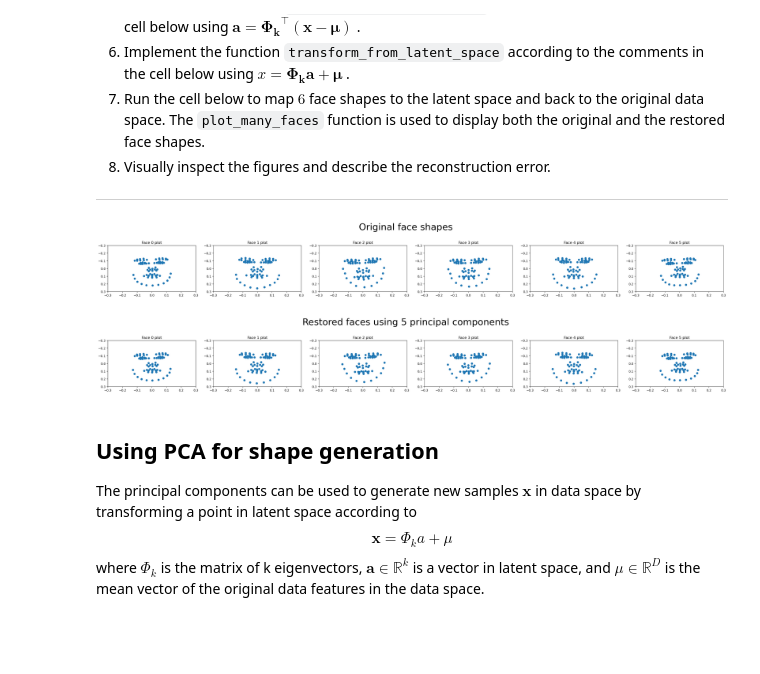
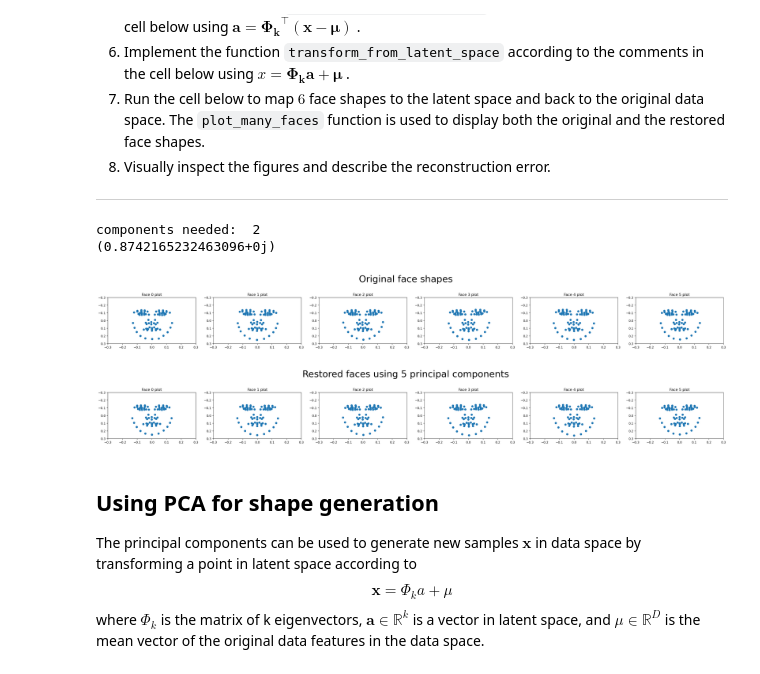
Before and after one commit to SirSorensen/IML-Group36, a Jupyter notebook: W11/02-shape_generation.ipynb, the cells around one changed output. Cells and saved outputs as stored; diff of their text form; code cells hidden in the pictures; blank space fills up the shorter version.

```diff
--- a/W11/02-shape_generation.ipynb
+++ b/W11/02-shape_generation.ipynb
@@ -138,9 +138,24 @@ def get_principal_components(X):
 comp, val, mu = get_principal_components(shapes)
 
 # write code for finding the cumulative proportional variance here
+cumulative_variance_ratio = np.cumsum(val) / np.sum(val)
+
+limit = 0.5
+count = 0
+for v in cumulative_variance_ratio:
+    count = count + 1
+    if (v >= limit):
+        print("components needed: ", count)
+        break
+
+# 50% -> 2 components
+# 60% -> 2 components
+# 80% -> 4 components
+# 95% -> 8 components
 
 # selecting 5 components
 n_components = 5
+print(cumulative_variance_ratio[4]) # 87.4%
 
 
 # 5
@@ -161,34 +176,39 @@ def transform_to_latent_space(X, principle_components : np.ndarray, mu):
     return [(principle_components.T @ (x-mu)) for x in X]
 
 
 
 # 6
 def transform_from_latent_space(v, principle_components, mu):
     """Reverses the dimensionality reduction of v, a Nxk matrix where
     k is the number of principle components. The result is a NxM matrix.
 
     Args:
         v: The transformed dataset with size Nxk.
         principle_components: An Dxk matrix containing the principle
         components.
         mu: A Mx1 matrix containing the mean vector.
 
     Returns:
         An NxD array reconstruction of the original feature vectors X.
     """
     return np.array([(principle_components @ x) + mu for x in v])
 
 
 # 7
 used = comp[:, :n_components]
 
 # transforming and reconstructing the 6 first faces in the dataset
 plot_many_faces(shapes[:6],"Original face shapes")
 transformed = transform_to_latent_space(shapes[:6], used, mu)
 restored = transform_from_latent_space(transformed, used, mu)
 plot_many_faces(restored,f"Restored faces using {n_components} principal components")
+
+# 8
+# There is visually no difference, meaning the reconstruction error is low
 # %% [output]
+components needed:  2
+(0.8742165232463096+0j)
-[figure, old version]
+[figure, new version]
 [figure]
 # %% [markdown]
 ## Using PCA for shape generation
```
Also changed, not shown: parts of 7 cells of this notebook.
